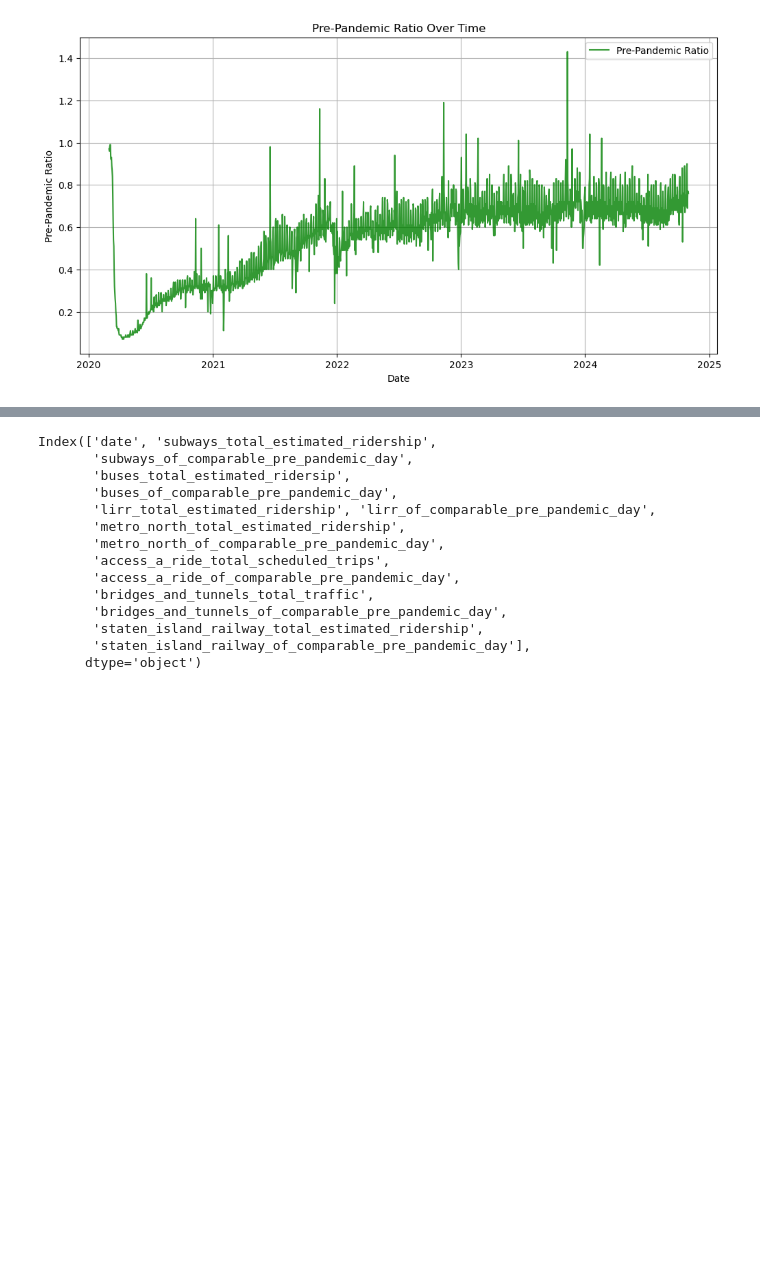
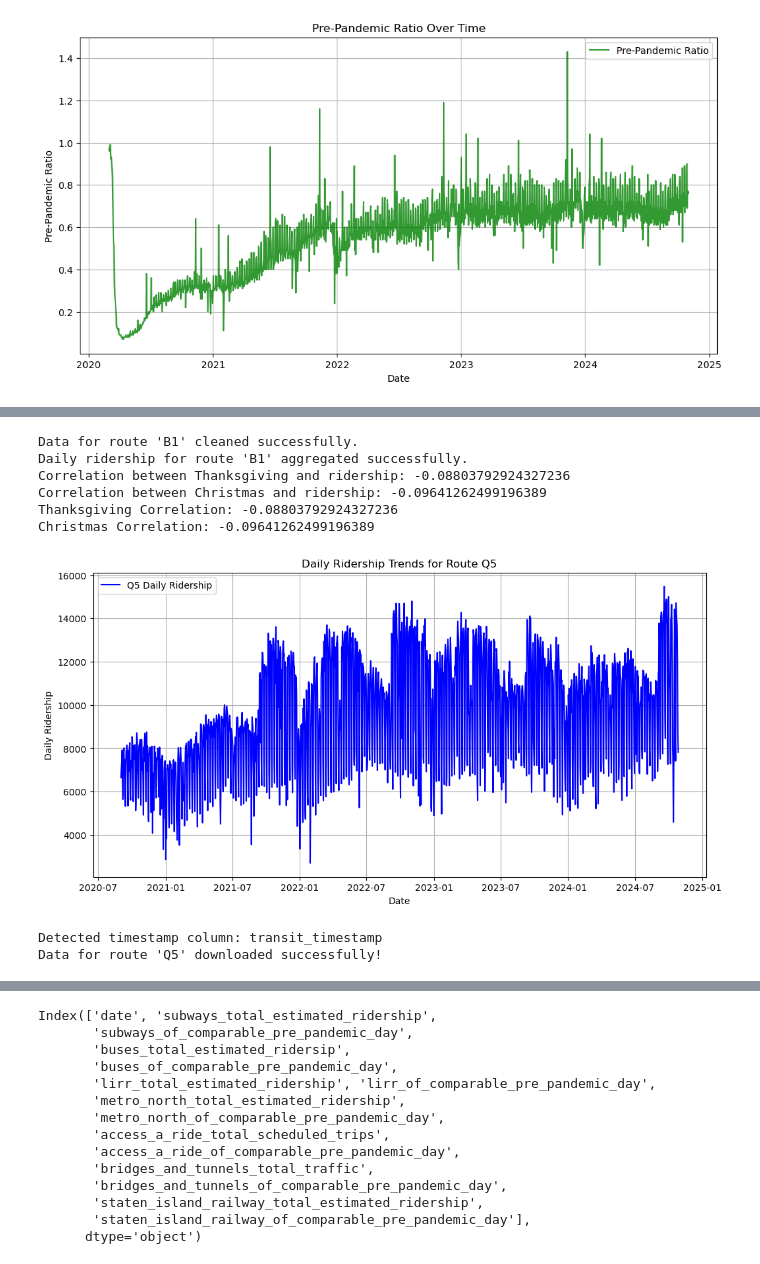
Before and after one commit to Groundpepper/DS-GA-1007-Proj, a Jupyter notebook: 1007.ipynb, the cells around one changed output, grey strips where cells are left out. Saved outputs shown, nothing was run; the diff lists cells and outputs as text; code cells hidden in the pictures; blank space fills up the shorter version.

```diff
--- a/1007.ipynb
+++ b/1007.ipynb
@@ -135,7 +135,7 @@ import numpy as np
 import matplotlib.pyplot as plt
 
 # Initialize Socrata client
-MTA_client = Socrata("data.ny.gov", None)
+MTA_client = Socrata("data.ny.gov", None, timeout=30)
 
 # Dataset dictionary for easy reference
 ds_dictionary = {
@@ -414,0 +414,62 @@ Daily Ridership:
+# %%
+if __name__ == "__main__":
+    try:
+        bus_data_B1.clean_bus_data()
+
+        # Aggregate daily ridership
+        daily_ridership = bus_data_B1.aggregate_bus_ridership()
+
+        # Prepare event data for correlation
+        holiday_events = [
+            {'date': '2020-11-26', 'event_type': 'Thanksgiving'},
+            {'date': '2020-12-25', 'event_type': 'Christmas'},
+            {'date': '2021-11-25', 'event_type': 'Thanksgiving'},
+            {'date': '2021-12-25', 'event_type': 'Christmas'},
+            {'date': '2022-11-24', 'event_type': 'Thanksgiving'},
+            {'date': '2022-12-25', 'event_type': 'Christmas'},
+            {'date': '2023-11-23', 'event_type': 'Thanksgiving'},
+            {'date': '2023-12-25', 'event_type': 'Christmas'}
+        ]
+        event_data = pd.DataFrame(holiday_events)
+        event_data['date'] = pd.to_datetime(event_data['date'])
+
+        # Compute correlations for Thanksgiving and Christmas
+        thanksgiving_correlation = compute_event_correlation(daily_ridership, event_data, 'Thanksgiving')
+        christmas_correlation = compute_event_correlation(daily_ridership, event_data, 'Christmas')
+
+        # Print correlation results
+        print(f"Thanksgiving Correlation: {thanksgiving_correlation}")
+        print(f"Christmas Correlation: {christmas_correlation}")
+
+        # Plot the daily ridership trends
+        plt.figure(figsize=(12, 6))
+        plt.plot(daily_ridership['date'], daily_ridership['daily_ridership'], label=f'{route_name} Daily Ridership', color='blue')
+        plt.xlabel('Date')
+        plt.ylabel('Daily Ridership')
+        plt.title(f'Daily Ridership Trends for Route {route_name}')
+        plt.legend()
+        plt.grid(True)
+        plt.show()
+    except KeyError as e:
+        print(f"Error: {e}")
+# %% [output]
+Data for route 'B1' cleaned successfully.
+Daily ridership for route 'B1' aggregated successfully.
+Correlation between Thanksgiving and ridership: -0.08803792924327236
+Correlation between Christmas and ridership: -0.09641262499196389
+Thanksgiving Correlation: -0.08803792924327236
+Christmas Correlation: -0.09641262499196389
+[figure, added]
+# %%
+if __name__ == "__main__":
+    route_name = 'Q5'  # Specify the bus route
+    start_date = '2020-01-01'
+
+    # Initialize bus data processor
+    bus_data_Q5 = MTABusDataSpecificRoute(route_name)
+
+    # Download and clean the bus data (only once)
+    bus_data_Q5.download_bus_data(start_date=start_date, limit=2000000) ### This might take a while. Large dataset
+# %% [output]
+Detected timestamp column: transit_timestamp
+Data for route 'Q5' downloaded successfully!
```
Also changed, not shown: parts of 10 cells of this notebook.
